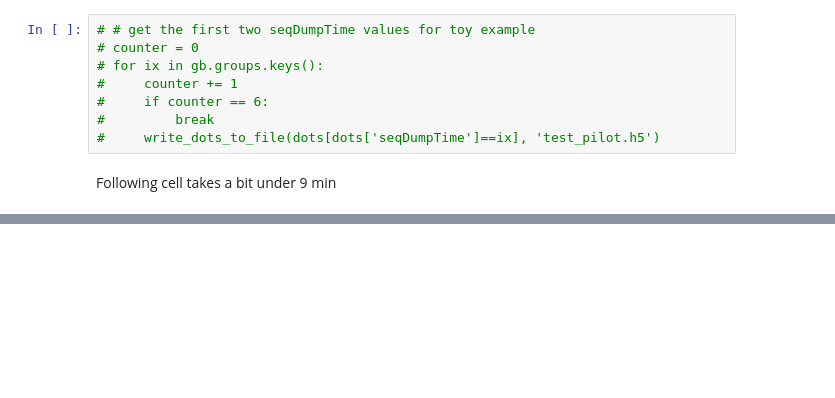
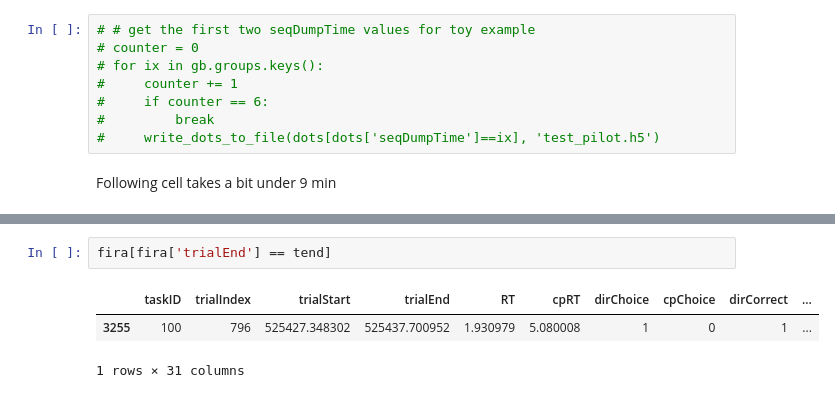
Before and after one commit to aernesto/motion_energy_Adrian, a Jupyter notebook: Python/notebooks/ME_Fall_2019.ipynb, the cells around one changed output, grey strips where cells are left out. Cells and saved outputs as stored; diff of their text form; blank space fills up the shorter version.

```diff
--- a/Python/notebooks/ME_Fall_2019.ipynb
+++ b/Python/notebooks/ME_Fall_2019.ipynb
@@ -366,0 +379,6 @@ doubling length of dset /subj10/probCP0.7/coh61/ansright/CPyes/VD400/right/px in
+# %%
+fira[fira['trialEnd'] == tend]
+# %% [output]
+|  | taskID | trialIndex | trialStart | trialEnd | RT | cpRT | dirChoice | cpChoice | dirCorrect | ... |
+| 3255 | 100 | 796 | 525427.348302 | 525437.700952 | 1.930979 | 5.080008 | 1 | 0 | 1 | ... |
+1 rows × 31 columns
```
Also changed, not shown: parts of 5 cells of this notebook, 1 other file.
